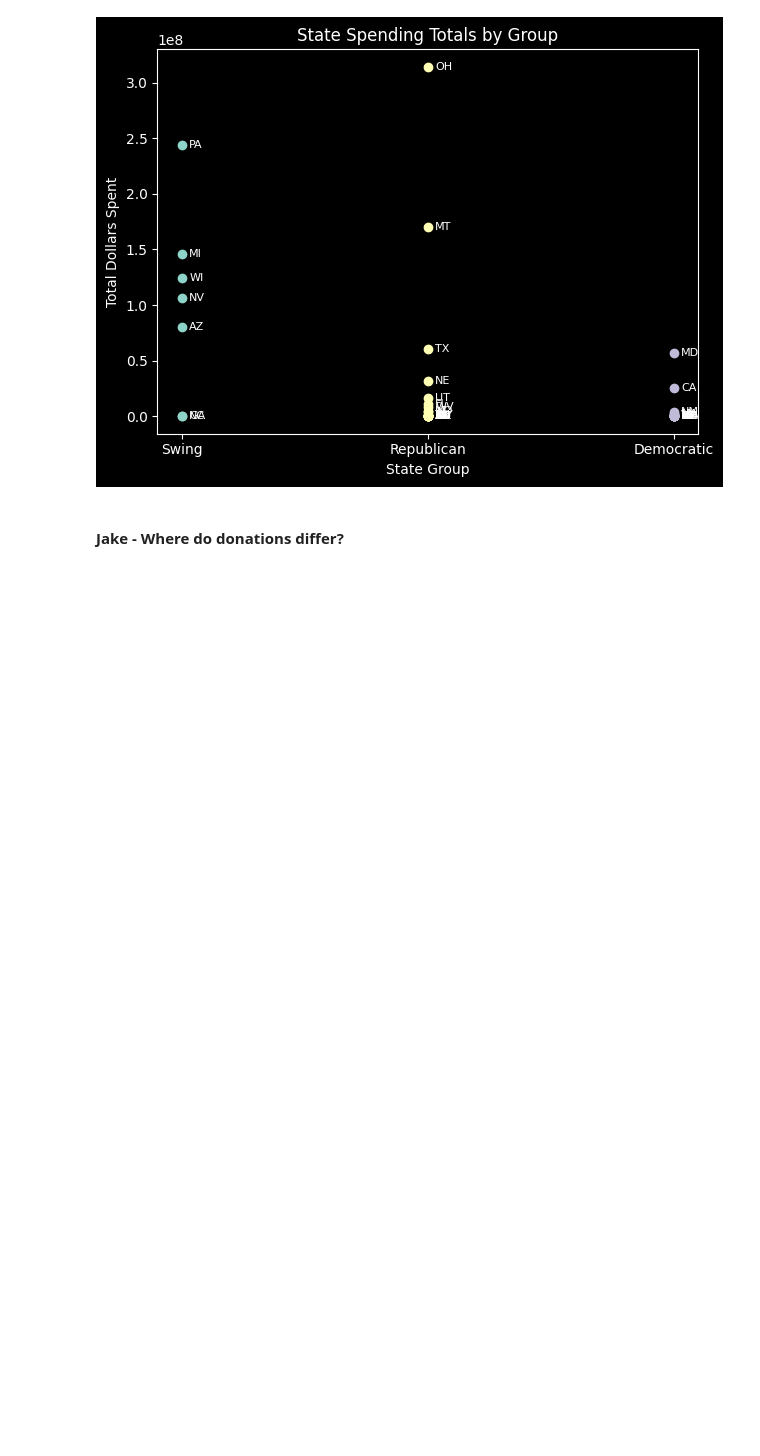
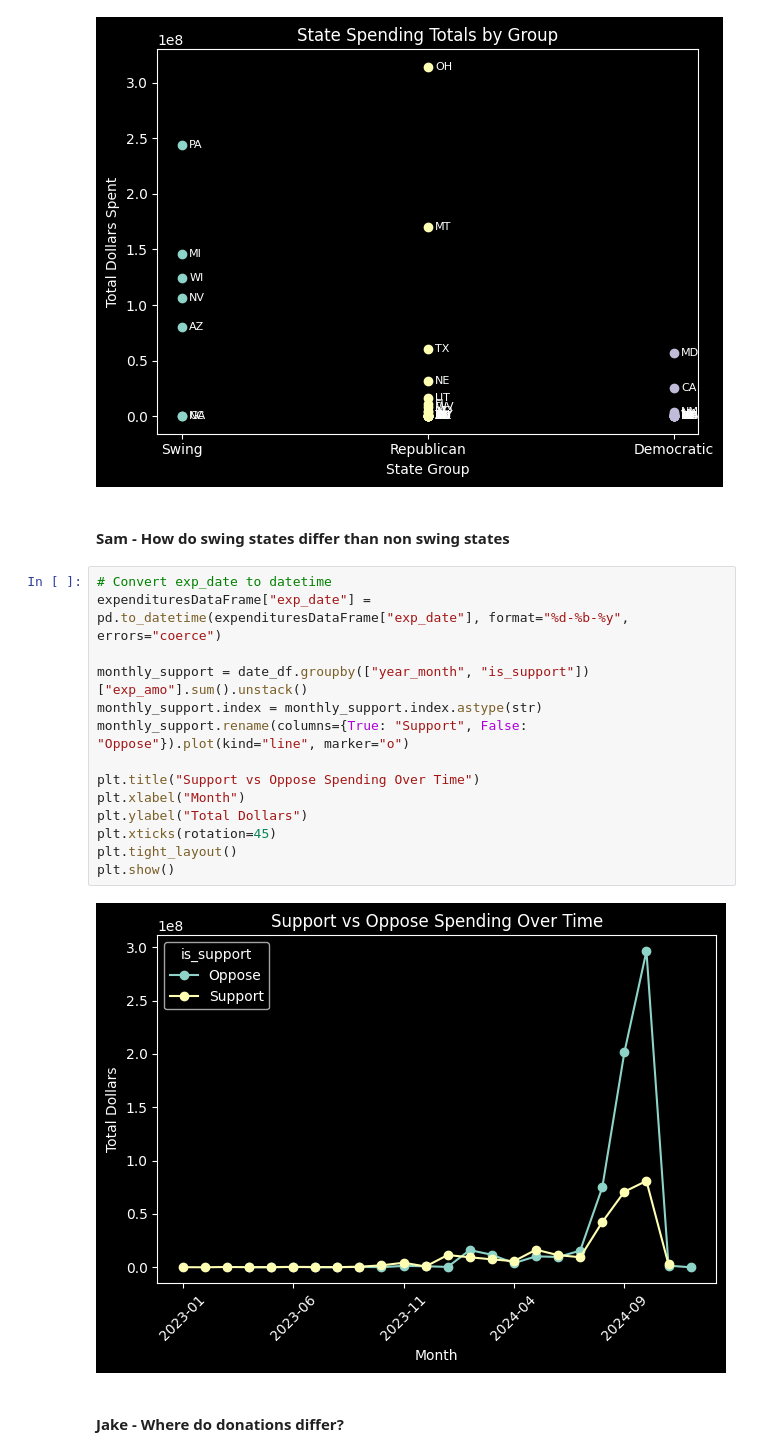
Before and after one commit to magicdracon/Data-Science-Final-Project, a Jupyter notebook: main.ipynb, the cells around one changed output. Saved outputs shown, nothing was run; the diff lists cells and outputs as text; blank space fills up the shorter version.

Commit message:
Add when spending is happening

```diff
--- a/main.ipynb
+++ b/main.ipynb
@@ -470,6 +470,24 @@ Republican       3.122083e+07    6.244165e+08                20
 Democratic       5.704123e+06    9.126597e+07                16
 [figure]
 [figure]
+# %% [markdown]
+#### Sam - How do swing states differ than non swing states
+# %%
+# Convert exp_date to datetime
+expendituresDataFrame["exp_date"] = pd.to_datetime(expendituresDataFrame["exp_date"], format="%d-%b-%y", errors="coerce")
+
+monthly_support = date_df.groupby(["year_month", "is_support"])["exp_amo"].sum().unstack()
+monthly_support.index = monthly_support.index.astype(str)
+monthly_support.rename(columns={True: "Support", False: "Oppose"}).plot(kind="line", marker="o")
+
+plt.title("Support vs Oppose Spending Over Time")
+plt.xlabel("Month")
+plt.ylabel("Total Dollars")
+plt.xticks(rotation=45)
+plt.tight_layout()
+plt.show()
+# %% [output]
+[figure, added]
 # %% [markdown]
 #### Jake - Where do donations differ?
 # %%
```
